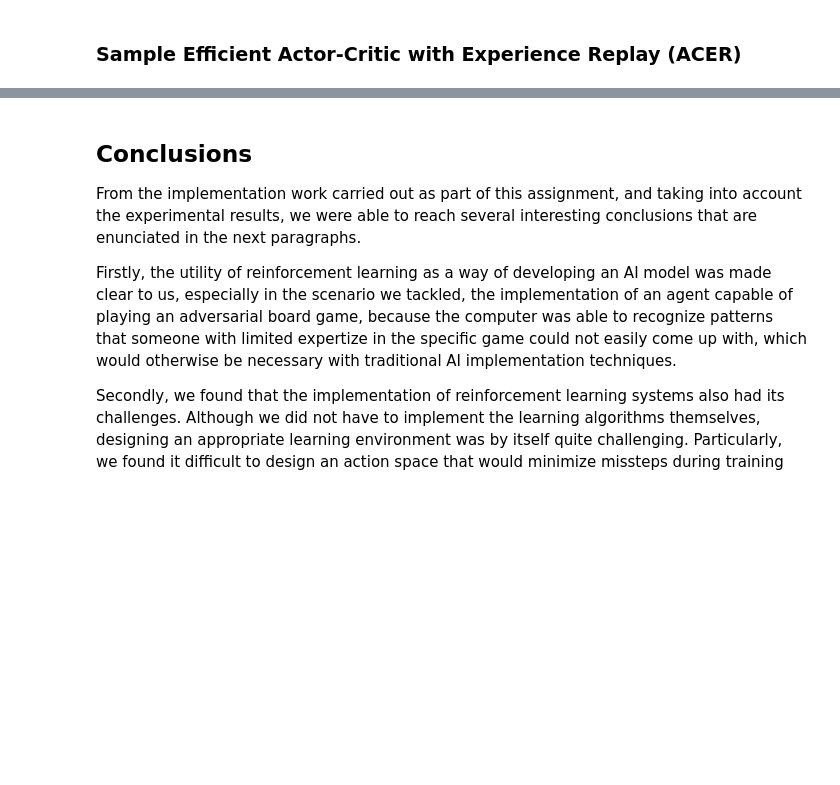
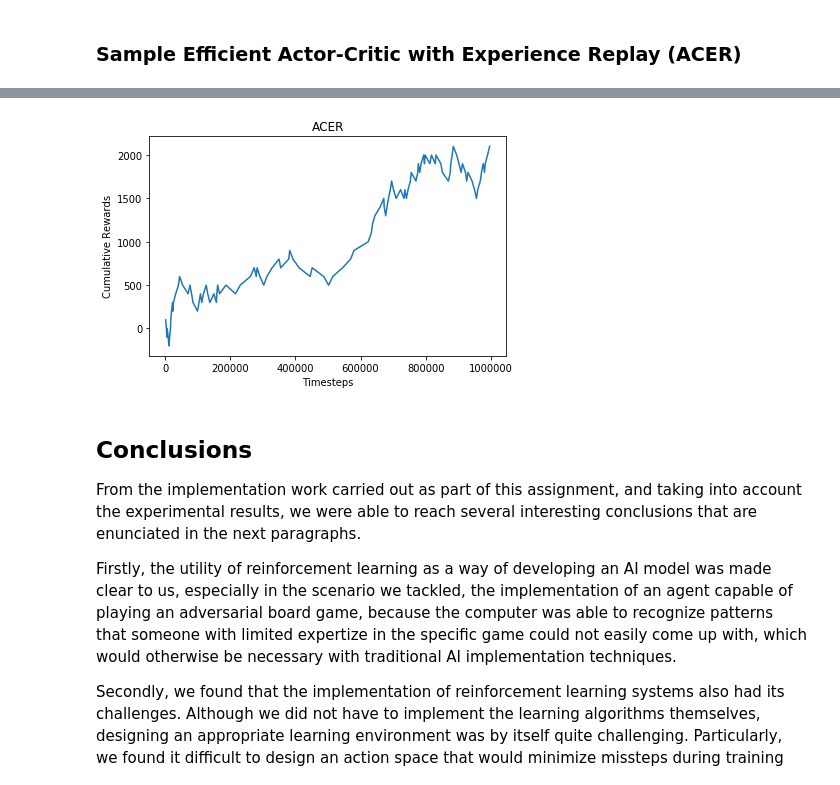
Before and after one commit to vitorhugo13/feup-iart, a Jupyter notebook: proj02/notebook.ipynb, the cells around one changed output, grey strips where cells are left out. Drawn from its saved outputs; the diff is of its cells as text; code cells hidden in the pictures; blank space fills up the shorter version.

```diff
--- a/proj02/notebook.ipynb
+++ b/proj02/notebook.ipynb
@@ -339,0 +349,7 @@ cumulative_plot('./models/acer_v1/', 'ACER')
+# %%
+# env = eximo-v3
+# all default settings
+
+cumulative_plot('./models/eximo-v3/acer_v0', 'ACER')
+# %% [output]
+[figure, added]
```
Also changed, not shown: parts of 23 cells of this notebook, 10 other files.
